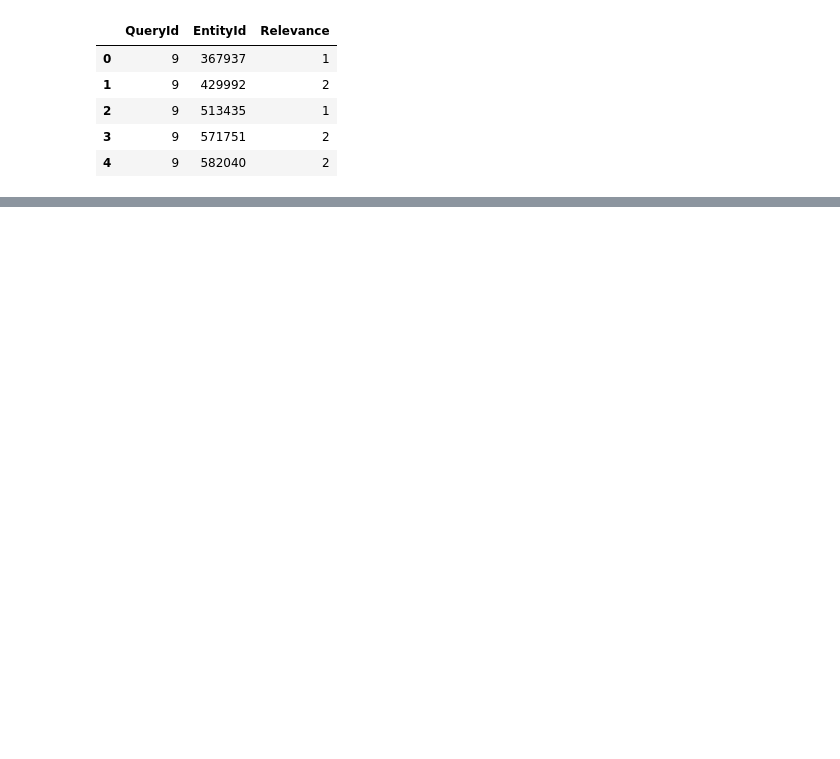
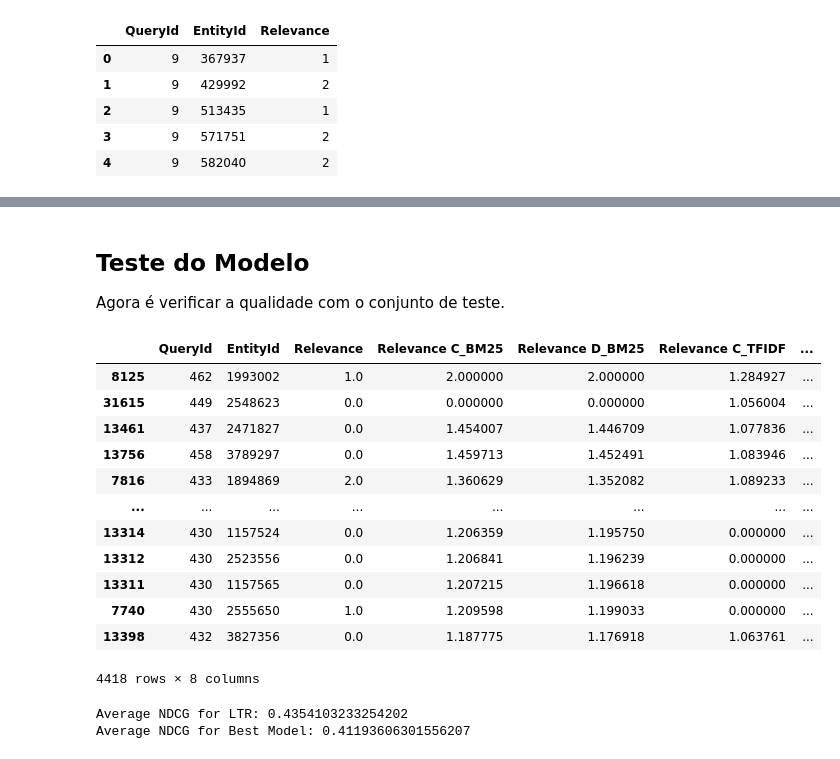
Before and after one commit to RitaRez/ir_research_challenge, a Jupyter notebook: learning_to_rank/ltr.ipynb, the cells around one changed output, grey strips where cells are left out. Cells and saved outputs as stored; diff of their text form; code cells hidden in the pictures; blank space fills up the shorter version.

```diff
--- a/learning_to_rank/ltr.ipynb
+++ b/learning_to_rank/ltr.ipynb
@@ -105,0 +126,6 @@ X_test.sort_values("predicted_ranking", ascending=False)
+# %%
+qids_validation = val_df.groupby("QueryId")["QueryId"].count().to_numpy()
+X_validation = val_df.drop(["QueryId", "EntityId", "Relevance"], axis=1)
+y_validation = val_df["Relevance"]
+
+y_validation.head()
@@ -105,0 +139,6 @@ X_test.sort_values("predicted_ranking", ascending=False)
+# %%
+qids_test = test_df.groupby("QueryId")["QueryId"].count().to_numpy()
+X_test = test_df.drop(["QueryId", "EntityId", "Relevance"], axis=1)
+y_test = test_df["Relevance"]
+
+qids_test
@@ -105,0 +152,18 @@ X_test.sort_values("predicted_ranking", ascending=False)
+# %%
+model = lightgbm.LGBMRanker(
+    objective="lambdarank",
+    metric="ndcg",
+    num_leaves=32,
+
+)
+# %%
+model.fit(
+    X=X_train,
+    y=y_train,
+    group=qids_train,
+    eval_set=[(X_validation, y_validation)],
+    eval_group=[qids_validation],
+    eval_at=5,
+    early_stopping_rounds=30,
+    verbose=True,
+)
@@ -105,0 +189,39 @@ X_test.sort_values("predicted_ranking", ascending=False)
+# %% [markdown]
+## Teste do Modelo
+
+Agora é verificar a qualidade com o conjunto de teste.
+# %%
+test_df["predicted_ranking"] = model.predict(X_test) + 1
+test_df.sort_values("predicted_ranking", ascending=False)
+# %% [output]
+|  | QueryId | EntityId | Relevance | Relevance C_BM25 | Relevance D_BM25 | Relevance C_TFIDF | ... |
+| 8125 | 462 | 1993002 | 1.0 | 2.000000 | 2.000000 | 1.284927 | ... |
+| 31615 | 449 | 2548623 | 0.0 | 0.000000 | 0.000000 | 1.056004 | ... |
+| 13461 | 437 | 2471827 | 0.0 | 1.454007 | 1.446709 | 1.077836 | ... |
+| 13756 | 458 | 3789297 | 0.0 | 1.459713 | 1.452491 | 1.083946 | ... |
+| 7816 | 433 | 1894869 | 2.0 | 1.360629 | 1.352082 | 1.089233 | ... |
+| ... | ... | ... | ... | ... | ... | ... | ... |
+| 13314 | 430 | 1157524 | 0.0 | 1.206359 | 1.195750 | 0.000000 | ... |
+| 13312 | 430 | 2523556 | 0.0 | 1.206841 | 1.196239 | 0.000000 | ... |
+| 13311 | 430 | 1157565 | 0.0 | 1.207215 | 1.196618 | 0.000000 | ... |
+| 7740 | 430 | 2555650 | 1.0 | 1.209598 | 1.199033 | 0.000000 | ... |
+| 13398 | 432 | 3827356 | 0.0 | 1.187775 | 1.176918 | 1.063761 | ... |
+4418 rows × 8 columns
+# %%
+ndcg_sum_ltr = 0
+ndcg_sum_best_model = 0
+for query in test_df["QueryId"].unique():
+    query_df = test_df[test_df["QueryId"] == query]
+
+    current_ndcg_ltr = ndcg_score(query_df['Relevance'].values.reshape(1, -1), query_df['predicted_ranking'].values.reshape(1, -1), k = 100)
+    current_ndcg_bm = ndcg_score(query_df['Relevance'].values.reshape(1, -1), query_df['Relevance D_BM25'].values.reshape(1, -1), k = 100)
+
+    # print(f"Query {query_df['QueryId'].iloc[0]} NDCG: {current_ndcg}")
+    ndcg_sum_ltr += current_ndcg_ltr
+    ndcg_sum_best_model += current_ndcg_bm
+
+print(f"Average NDCG for LTR: {ndcg_sum_ltr/len(test_df['QueryId'].unique())}")
+print(f"Average NDCG for Best Model: {ndcg_sum_best_model/len(test_df['QueryId'].unique())}")
+# %% [output]
+Average NDCG for LTR: 0.4354103233254202
+Average NDCG for Best Model: 0.41193606301556207
```
Also changed, not shown: parts of 42 cells of this notebook, 7 other files.
